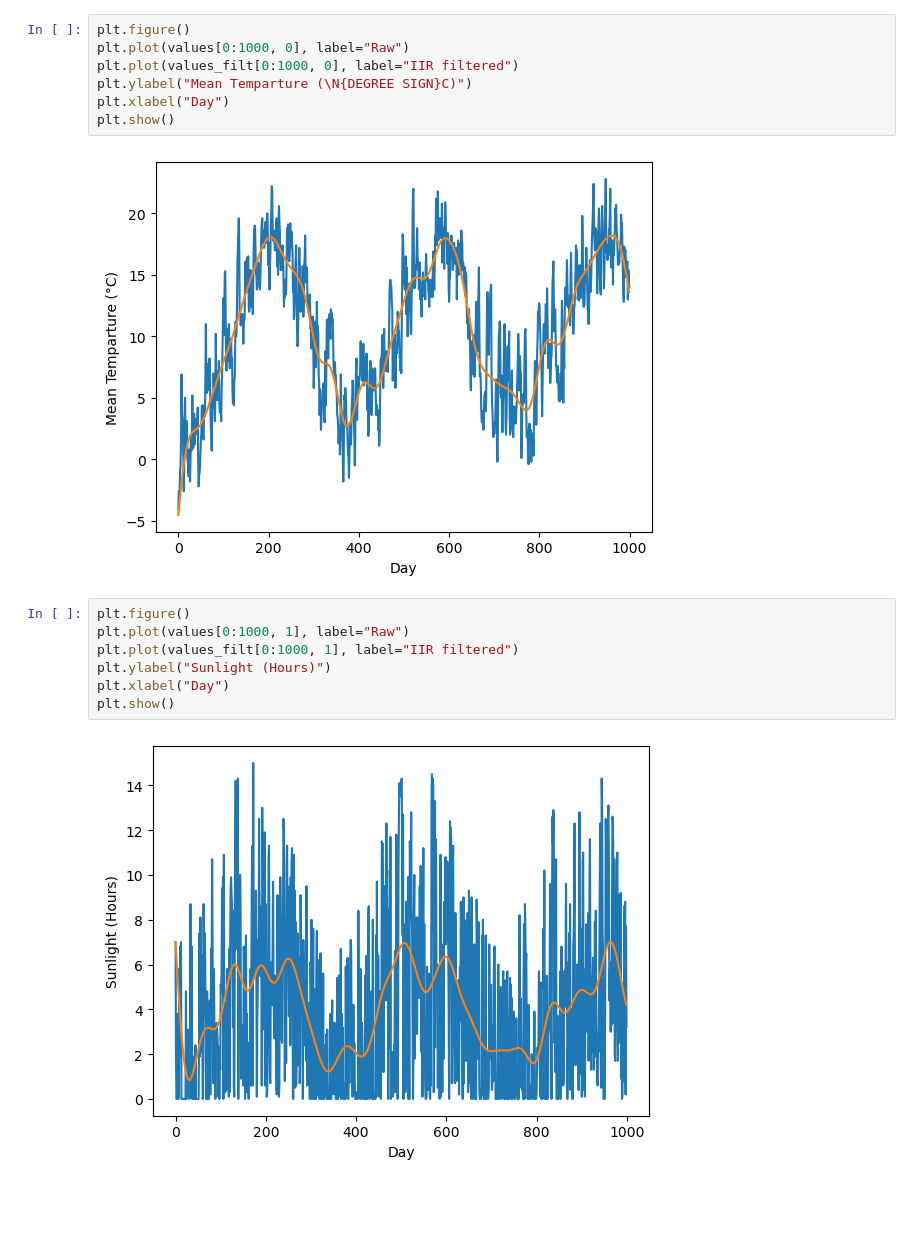
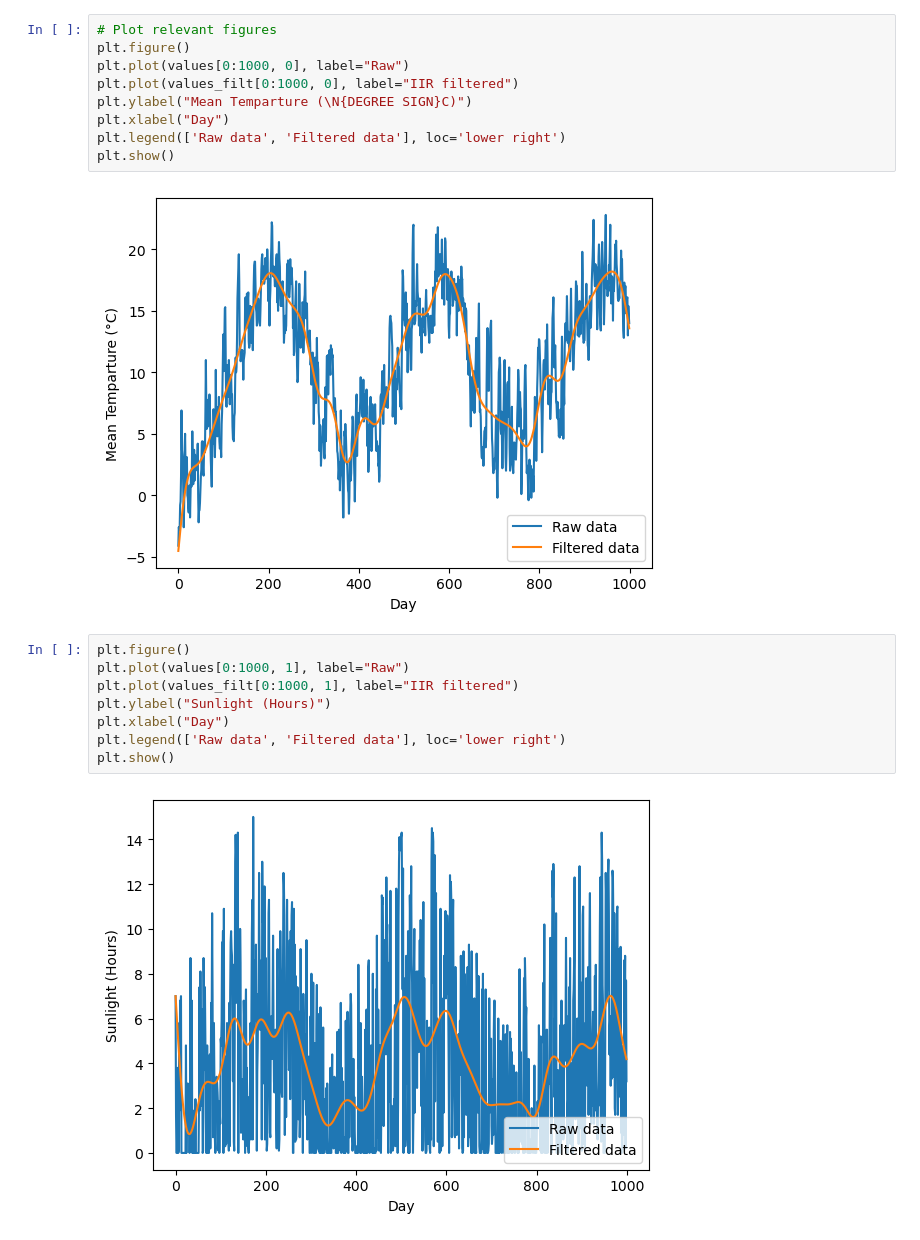
Before and after one commit to alanc0206/ELEC0088_Assignment, a Jupyter notebook: Chatbot/Filtering.ipynb, the cells around one changed output. Drawn from its saved outputs; the diff is of its cells as text; blank space fills up the shorter version.

```diff
--- a/Chatbot/Filtering.ipynb
+++ b/Chatbot/Filtering.ipynb
@@ -41,23 +34,26 @@ values_filt = np.array(values_filt).transpose()
  4.37268880e-06]
 [ 1.         -3.75376276  5.29115258 -3.3189386   0.78161874]
 # %%
+# Plot relevant figures
 plt.figure()
 plt.plot(values[0:1000, 0], label="Raw")
 plt.plot(values_filt[0:1000, 0], label="IIR filtered")
 plt.ylabel("Mean Temparture (\N{DEGREE SIGN}C)")
 plt.xlabel("Day")
+plt.legend(['Raw data', 'Filtered data'], loc='lower right')
 plt.show()
 # %% [output]
-[figure, old version]
+[figure, new version]
 # %%
 plt.figure()
 plt.plot(values[0:1000, 1], label="Raw")
 plt.plot(values_filt[0:1000, 1], label="IIR filtered")
 plt.ylabel("Sunlight (Hours)")
 plt.xlabel("Day")
+plt.legend(['Raw data', 'Filtered data'], loc='lower right')
 plt.show()
 # %% [output]
-[figure, old version]
+[figure, new version]
 # %%
 plt.figure()
 plt.plot(values[0:1000, 2], label="Raw")
```
Also changed, not shown: parts of 6 cells of this notebook, 6 other files.
